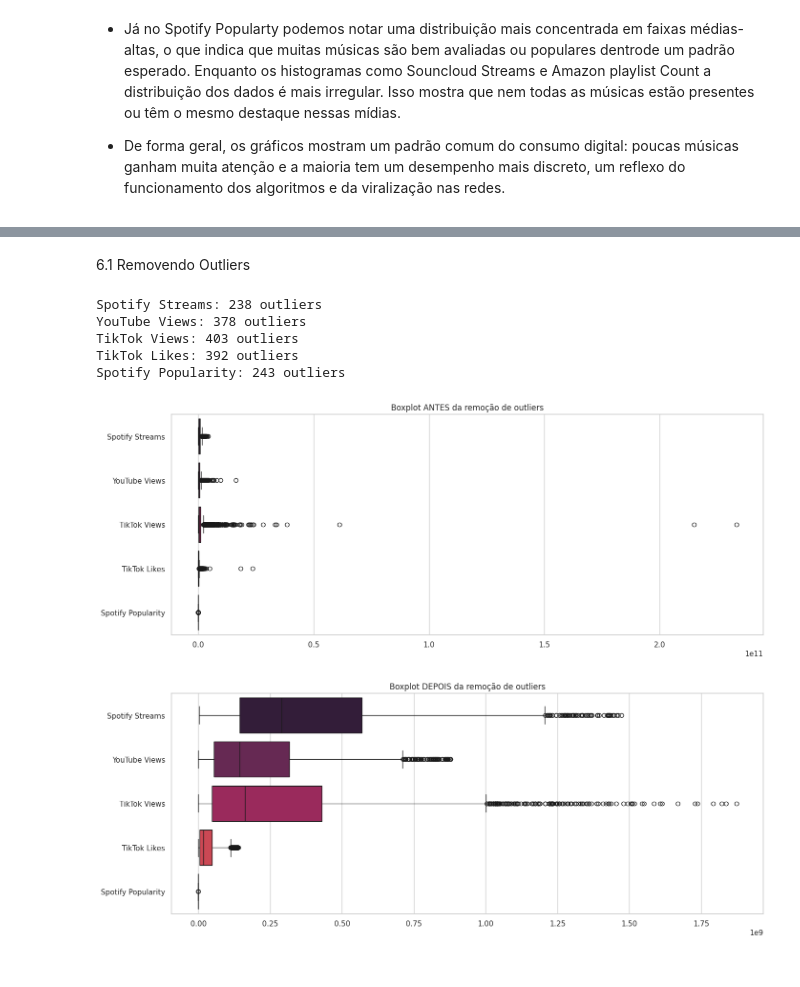
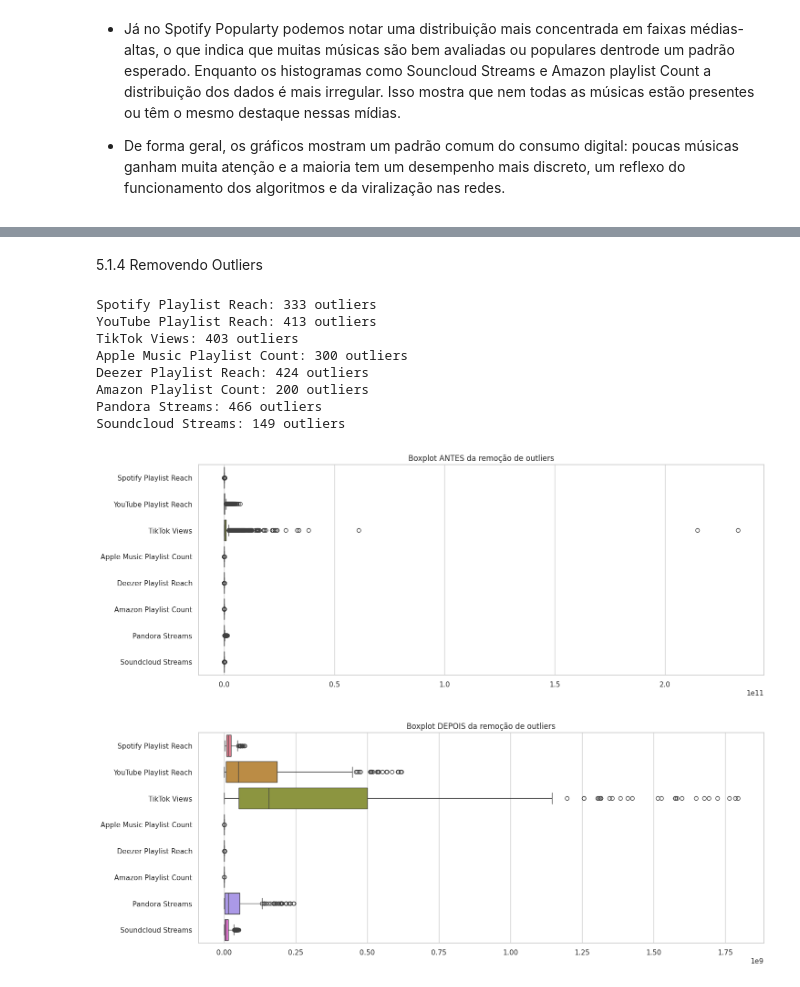
Before and after one commit to Hamashyach/AnaliseDados_projeto1, a Jupyter notebook: ProjetoMusicas.ipynb, the cells around one changed output, grey strips where cells are left out. Drawn from its saved outputs; the diff is of its cells as text; code cells hidden in the pictures.

```diff
--- a/ProjetoMusicas.ipynb
+++ b/ProjetoMusicas.ipynb
@@ -309,0 +293,30 @@ for col in variaveis_destaque:
+# %%
+# Lista de colunas que representam alcance em diferentes plataformas
+colunas_alcance = [
+    'Spotify Playlist Reach',
+    'YouTube Playlist Reach',
+    'TikTok Views',
+    'Apple Music Playlist Count',
+    'Deezer Playlist Reach',
+    'Amazon Playlist Count',
+    'Pandora Streams',
+    'Soundcloud Streams'
+]
+
+# Garante que as colunas estão presentes e numéricas
+alcance_media = df_limpo[colunas_alcance].mean().dropna().sort_values(ascending=False)
+
+# Exibe as médias
+print("Média de Alcance das Músicas por Plataforma:")
+print(alcance_media)
+
+# Gráfico de barras
+plt.figure(figsize=(10, 6))
+sns.barplot(x=alcance_media.values, y=alcance_media.index, palette="viridis")
+plt.xscale('log')
+plt.xlabel("Média de Alcance (Escala Logarítmica)")
+plt.ylabel("Plataforma")
+plt.title("Média de Alcance das Músicas por Plataforma (Escala Log)")
+plt.grid(axis='x', linestyle='--', alpha=0.7)
+plt.tight_layout()
+plt.show()
@@ -310,8 +413,8 @@ for col in variaveis_destaque:
 # %% [markdown]
-6.1 Removendo Outliers
+5.1.4 Removendo Outliers
 # %%
 #Verificando Outliers
-for col in variaveis_destaque:
+for col in colunas_alcance:
     serie = df_limpo[col].dropna()  # remove nulos
     Q1 = serie.quantile(0.25)
     Q3 = serie.quantile(0.75)
@@ -319,20 +422,20 @@ for col in variaveis_destaque:
     outliers = serie[(serie < Q1 - 1.5 * IQR) | (serie > Q3 + 1.5 * IQR)]
     print(f'{col}: {len(outliers)} outliers')
 # %% [output]
-Spotify Streams: 238 outliers
-YouTube Views: 378 outliers
+Spotify Playlist Reach: 333 outliers
+YouTube Playlist Reach: 413 outliers
 TikTok Views: 403 outliers
-TikTok Likes: 392 outliers
-Spotify Popularity: 243 outliers
+Apple Music Playlist Count: 300 outliers
+Deezer Playlist Reach: 424 outliers
+Amazon Playlist Count: 200 outliers
+Pandora Streams: 466 outliers
+Soundcloud Streams: 149 outliers
 # %%
-# Fazemos uma cópia para não alterar o original
+#Fazemos uma cópia para não alterar o original
 df_sem_outliers = df_limpo.copy()
 
-# Lista das variáveis numéricas que queremos limpar
-variaveis_destaque = ['Spotify Streams', 'YouTube Views', 'TikTok Views', 'TikTok Likes', 'Spotify Popularity']
-
 # Remoção de outliers com base no IQR
-for col in variaveis_destaque:
+for col in colunas_alcance:
     Q1 = df_sem_outliers[col].quantile(0.25)
     Q3 = df_sem_outliers[col].quantile(0.75)
     IQR = Q3 - Q1
@@ -346,18 +449,18 @@ for col in variaveis_destaque:
 # %%
 # Boxplot antes da remoção de outliers
 plt.figure(figsize=(16, 6))
-sns.boxplot(data=df_limpo[variaveis_destaque], orient='h')
+sns.boxplot(data=df_limpo[colunas_alcance], orient='h')
 plt.title('Boxplot ANTES da remoção de outliers')
 plt.show()
 
 # Boxplot depois da remoção de outliers
 plt.figure(figsize=(16, 6))
-sns.boxplot(data=df_sem_outliers[variaveis_destaque], orient='h')
+sns.boxplot(data=df_sem_outliers[colunas_alcance], orient='h')
 plt.title('Boxplot DEPOIS da remoção de outliers')
 plt.show()
 # %% [output]
-[figure, old version]
+[figure, new version]
-[figure, old version]
+[figure, new version]
 # %%
 # 1. Quantidade de dados antes e depois
 print(f"Nº de registros ANTES da remoção de outliers: {df_limpo.shape[0]}")
```
Also changed, not shown: parts of 30 cells of this notebook.
